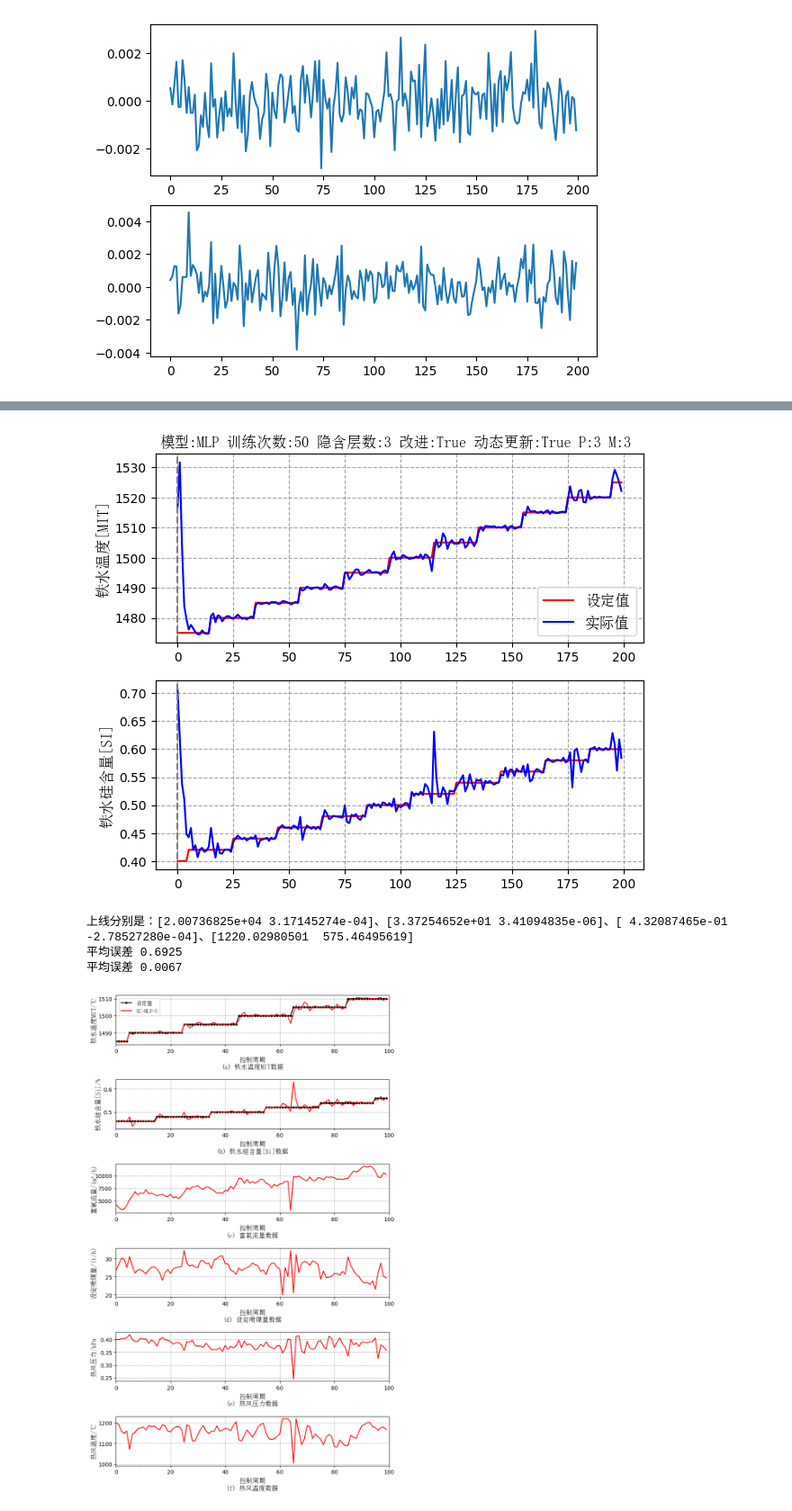
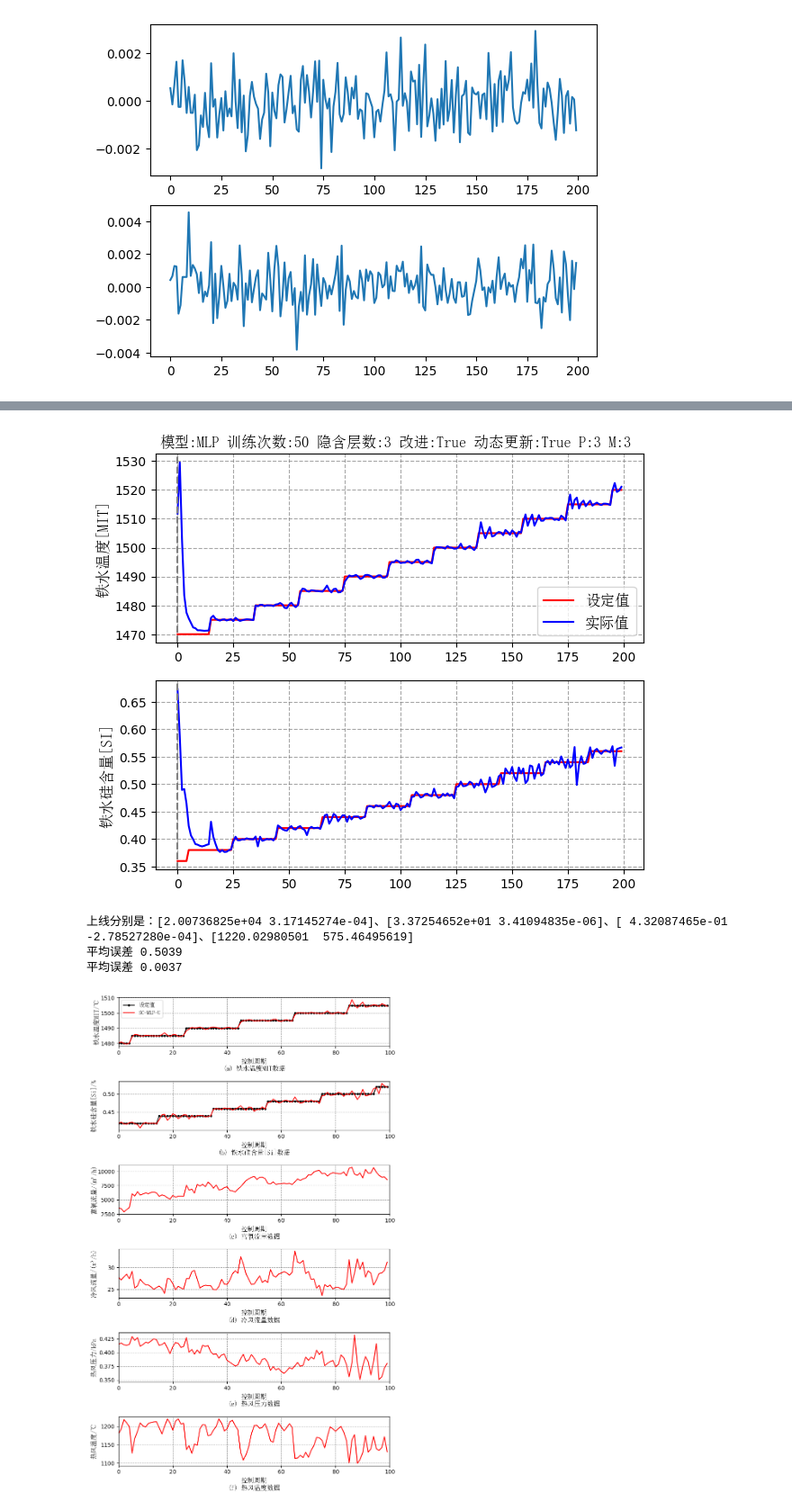
Before and after one commit to haokwok2002/gaolu, a Jupyter notebook: MPC/高炉/0数据处理/新输入输出模式/1h_mean/专利1/神经网络_4_2_残差网络_3层隐含层_更新.ipynb, the cells around one changed output, grey strips where cells are left out. Shown at 90% size. Drawn from its saved outputs; the diff is of its cells as text; code cells hidden in the pictures.

```diff
--- a/MPC/高炉/0数据处理/新输入输出模式/1h_mean/专利1/神经网络_4_2_残差网络_3层隐含层_更新.ipynb
+++ b/MPC/高炉/0数据处理/新输入输出模式/1h_mean/专利1/神经网络_4_2_残差网络_3层隐含层_更新.ipynb
@@ -970,8 +970,10 @@ def generate_y_aim_data(Times):
         set_y2 = np.repeat(np.arange(0.34, 0.76, 0.02), 20)[0:400]
 
     elif Times == 200:
-        set_y1 = np.repeat(np.arange(1455, 1560, 5), 20)[10+75:410-125]
-        set_y2 = np.repeat(np.arange(0.34, 0.76, 0.02), 20)[0+75:400-125]
+        # set_y1 = np.repeat(np.arange(1455, 1560, 5), 20)[10+75:410-125]
+        # set_y2 = np.repeat(np.arange(0.34, 0.76, 0.02), 20)[0+75:400-125]
+        set_y1 = np.repeat(np.arange(1450, 1555, 5), 20)[10+75:410-125]
+        set_y2 = np.repeat(np.arange(0.30, 0.72, 0.02), 20)[0+75:400-125]
 
     elif Times == 1000:
         set_y1 = np.repeat(np.arange(1455, 1560, 5), 20)[10:410]
@@ -1429,7 +1431,7 @@ if iscontrol:
     plt.axvline(x=0, color='gray', linestyle='--', linewidth=1.5)
     plt.grid(linestyle='--', alpha=0.7, color='gray')
 # %% [output]
-[figure, old version]
+[figure, new version]
 # %%
 startt = 50
 endd = 150
@@ -1478,25 +1480,26 @@ plt.xlim((0,endd-startt))
 plt.ylabel('铁水温度MIT/℃', fontproperties=font)  # 使用中文标签
 plt.legend(prop=font222)
 plt.grid(linestyle='--', alpha=0.7, color='gray')
-ax.yaxis.set_label_coords(-0.07, 0.5)  # 固定纵坐标标签在最左边
+ax.yaxis.set_label_coords(-0.08, 0.5)  # 固定纵坐标标签在最左边
 
-input_term222 =        ['富氧流量/(m\u00b3/h)', '设定喷煤量/(t/h)', '热风压力/kPa', '热风温度/℃']
+
+input_term222 =        ['富氧流量/(m\u00b3/h)', '冷风流量/(m\u00b3/h)', '热风压力/kPa', '热风温度/℃']
 output_term222 = ['铁水温度MIT/℃', '铁水硅含量[Si]/%']
 time_term= '时间戳h'
-input_term333 =        ['富氧流量', '设定喷煤量', '热风压力', '热风温度']
+input_term333 =        ['富氧流量', '冷风流量', '热风压力', '热风温度']
 output_term333 = ['铁水温度MIT', '铁水硅含量[Si]']
 time_term= '时间戳h'
 # 用于子图编号的字母序列
 subplot_labels = ['(a)', '(b)', '(c)', '(d)', '(e)', '(f)', '(g)', '(h)']
 dtiem = -0.5
 
-
-
-
 ax.text(0.5, dtiem, f'{subplot_labels[0]} {output_term333[0]}数据',
             transform=ax.transAxes, ha='center', fontproperties=font)  # 添加每个子图的标题在下方
     # 添加横坐标标题
 ax.set_xlabel('控制周期', fontproperties=font)  # 只给最下面的子图添加横坐标标签
+
+
+
 
 
 
@@ -1509,6 +1512,7 @@ plt.axvline(x=0, color='gray', linestyle='--', linewidth=1.5)
 plt.xlim((0,endd-startt))
 plt.ylabel('铁水硅含量[Si]/%', fontproperties=font)  # 使用中文标签
 plt.grid(linestyle='--', alpha=0.7, color='gray')
+ax.yaxis.set_label_coords(-0.08, 0.5)  # 固定纵坐标标签在最左边
 ax.text(0.5, dtiem, f'{subplot_labels[1]} {output_term333[1]}数据',
             transform=ax.transAxes, ha='center', fontproperties=font)  # 添加每个子图的标题在下方
     # 添加横坐标标题
@@ -1520,7 +1524,7 @@ plt.axvline(x=0, color='gray', linestyle='--', linewidth=1.5)
 plt.xlim((0,endd-startt))
 plt.ylabel(input_term222[0], fontproperties=font)  # 使用中文标签
 plt.grid(linestyle='--', alpha=0.7, color='gray')
-ax.yaxis.set_label_coords(-0.07, 0.5)  # 固定纵坐标标签在最左边
+ax.yaxis.set_label_coords(-0.08, 0.5)  # 固定纵坐标标签在最左边
 ax.text(0.5, dtiem, f'{subplot_labels[2]} {input_term333[0]}数据',
             transform=ax.transAxes, ha='center', fontproperties=font)  # 添加每个子图的标题在下方
     # 添加横坐标标题
@@ -1533,7 +1537,7 @@ plt.axvline(x=0, color='gray', linestyle='--', linewidth=1.5)
 plt.xlim((0,endd-startt))
 plt.ylabel(input_term222[1], fontproperties=font)  # 使用中文标签
 plt.grid(linestyle='--', alpha=0.7, color='gray')
-ax.yaxis.set_label_coords(-0.07, 0.5)  # 固定纵坐标标签在最左边
+ax.yaxis.set_label_coords(-0.08, 0.5)  # 固定纵坐标标签在最左边
 ax.text(0.5, dtiem, f'{subplot_labels[3]} {input_term333[1]}数据',
             transform=ax.transAxes, ha='center', fontproperties=font)  # 添加每个子图的标题在下方
     # 添加横坐标标题
@@ -1543,38 +1547,38 @@ ax.set_xlabel('控制周期', fontproperties=font)  # 只给最下面的子图
 ax = plt.subplot(6, 1, 5)
 plt.plot(all_pred_u3_inverse_transform, 'r')  # 修改标签为 'u3'
 plt.axvline(x=0, color='gray', linestyle='--', linewidth=1.5)
 plt.xlim((0,endd-startt))
 plt.ylabel(input_term222[2], fontproperties=font)  # 使用中文标签
 plt.grid(linestyle='--', alpha=0.7, color='gray')
-ax.yaxis.set_label_coords(-0.07, 0.5)  # 固定纵坐标标签在最左边
+ax.yaxis.set_label_coords(-0.08, 0.5)  # 固定纵坐标标签在最左边
 ax.text(0.5, dtiem, f'{subplot_labels[4]} {input_term333[2]}数据',
             transform=ax.transAxes, ha='center', fontproperties=font)  # 添加每个子图的标题在下方
     # 添加横坐标标题
 ax.set_xlabel('控制周期', fontproperties=font)  # 只给最下面的子图添加横坐标标签
 
 # 第四个维度的u4曲线
 ax = plt.subplot(6, 1, 6)
 plt.plot(all_pred_u4_inverse_transform, 'r')  # 修改标签为 'u4'
 plt.axvline(x=0, color='gray', linestyle='--', linewidth=1.5)
 plt.xlim((0,endd-startt))
 plt.ylabel(input_term222[3], fontproperties=font)  # 使用中文标签
 plt.grid(linestyle='--', alpha=0.7, color='gray')
-ax.yaxis.set_label_coords(-0.07, 0.5)  # 固定纵坐标标签在最左边
+ax.yaxis.set_label_coords(-0.08, 0.5)  # 固定纵坐标标签在最左边
 ax.text(0.5, dtiem, f'{subplot_labels[5]} {input_term333[3]}数据',
             transform=ax.transAxes, ha='center', fontproperties=font)  # 添加每个子图的标题在下方
     # 添加横坐标标题
 ax.set_xlabel('控制周期', fontproperties=font)  # 只给最下面的子图添加横坐标标签
 
 
 
 # 调整子图布局
 plt.tight_layout()
 plt.show()
 # %% [output]
 上线分别是：[2.00736825e+04 3.17145274e-04]、[3.37254652e+01 3.41094835e-06]、[ 4.32087465e-01 -2.78527280e-04]、[1220.02980501  575.46495619]
-平均误差 0.6925
-平均误差 0.0067
+平均误差 0.5039
+平均误差 0.0037
-[figure, old version]
+[figure, new version]
 # %%
 startt = 50
 endd = 150
```
Also changed, not shown: parts of 2 cells of this notebook.
